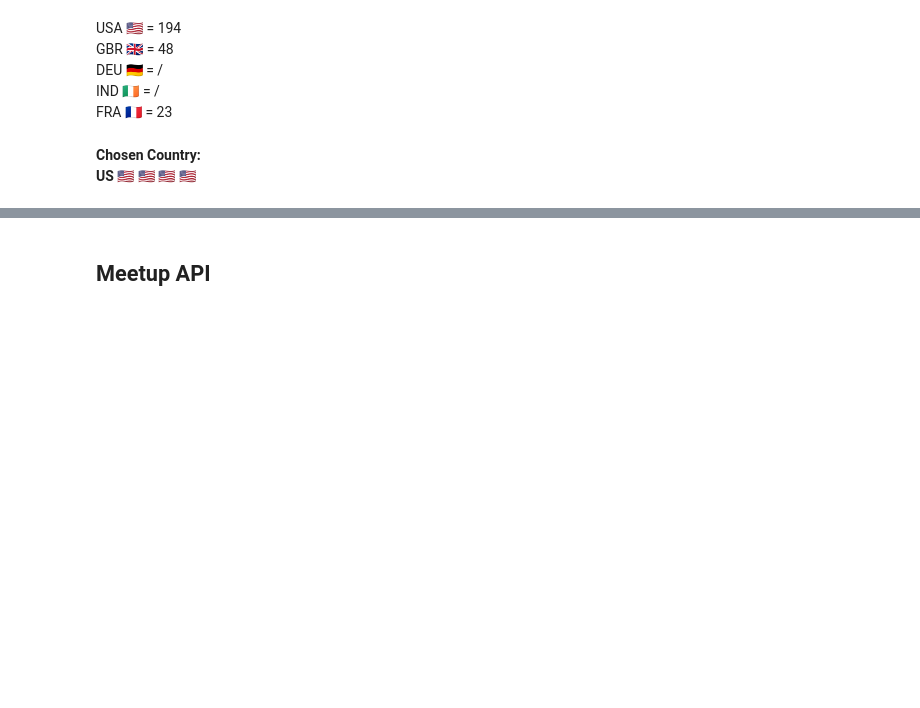
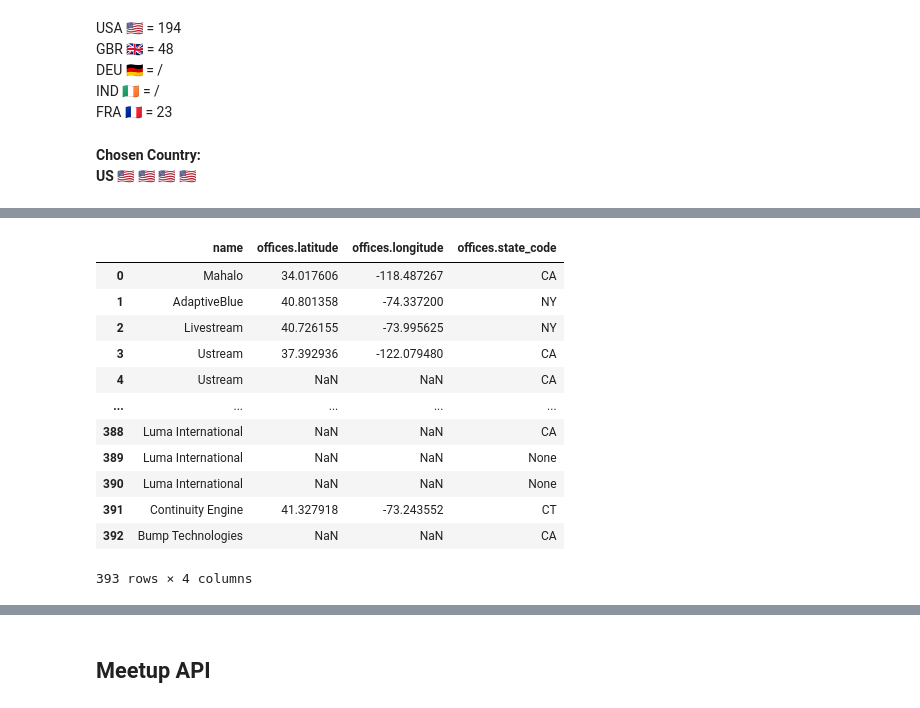
Before and after one commit to adrianacoca/Office, a Jupyter notebook: Mongo Project.ipynb, the cells around one changed output, grey strips where cells are left out. Cells and saved outputs as stored; diff of their text form; code cells hidden in the pictures; blank space fills up the shorter version.

```diff
--- a/Mongo Project.ipynb
+++ b/Mongo Project.ipynb
@@ -90,0 +119,10 @@ US** 🇺🇸 🇺🇸 🇺🇸 🇺🇸
+# %%
+query = {"$and":[
+    {"offices.country_code":"USA"},
+    {"founded_year":{"$gte":2007}},
+    {"funding_rounds.raised_amount":{"$gte":1000000}},
+    {"category_code":{"$in":["software","design","games_video","web", "mobile"]}},
+]}
+cur = db.companies.find(query)
+df = pd.DataFrame(list(cur))
+df
@@ -90,0 +174,18 @@ US** 🇺🇸 🇺🇸 🇺🇸 🇺🇸
+# %%
+offices = json_normalize(json.loads(offices.to_json(orient="records")))
+offices = offices[["name", "offices.latitude", "offices.longitude", "offices.state_code"]]
+offices
+# %% [output]
+|  | name | offices.latitude | offices.longitude | offices.state_code |
+| 0 | Mahalo | 34.017606 | -118.487267 | CA |
+| 1 | AdaptiveBlue | 40.801358 | -74.337200 | NY |
+| 2 | Livestream | 40.726155 | -73.995625 | NY |
+| 3 | Ustream | 37.392936 | -122.079480 | CA |
+| 4 | Ustream | NaN | NaN | CA |
+| ... | ... | ... | ... | ... |
+| 388 | Luma International | NaN | NaN | CA |
+| 389 | Luma International | NaN | NaN | None |
+| 390 | Luma International | NaN | NaN | None |
+| 391 | Continuity Engine | 41.327918 | -73.243552 | CT |
+| 392 | Bump Technologies | NaN | NaN | CA |
+393 rows × 4 columns
```
Also changed, not shown: parts of 38 cells of this notebook, 1 other file.
